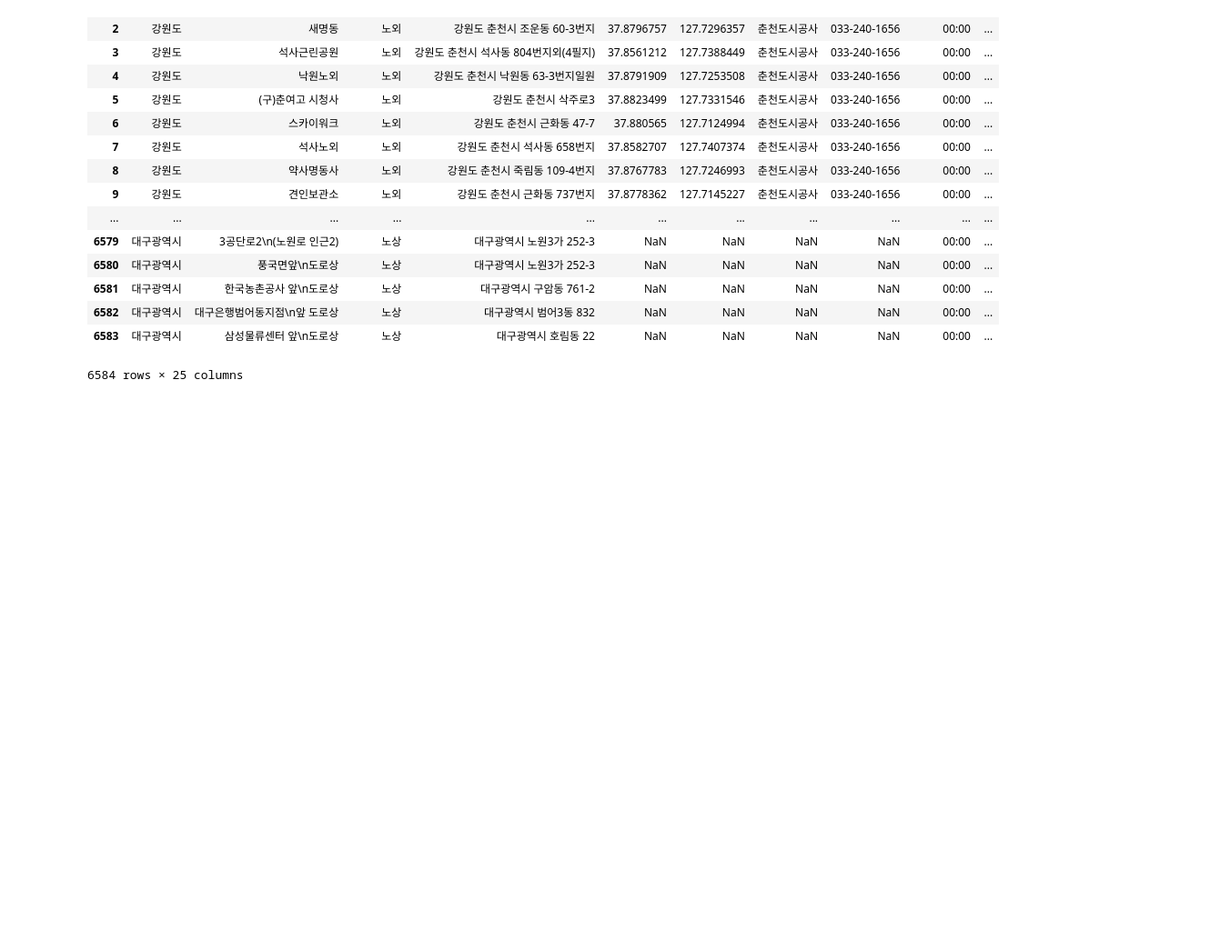
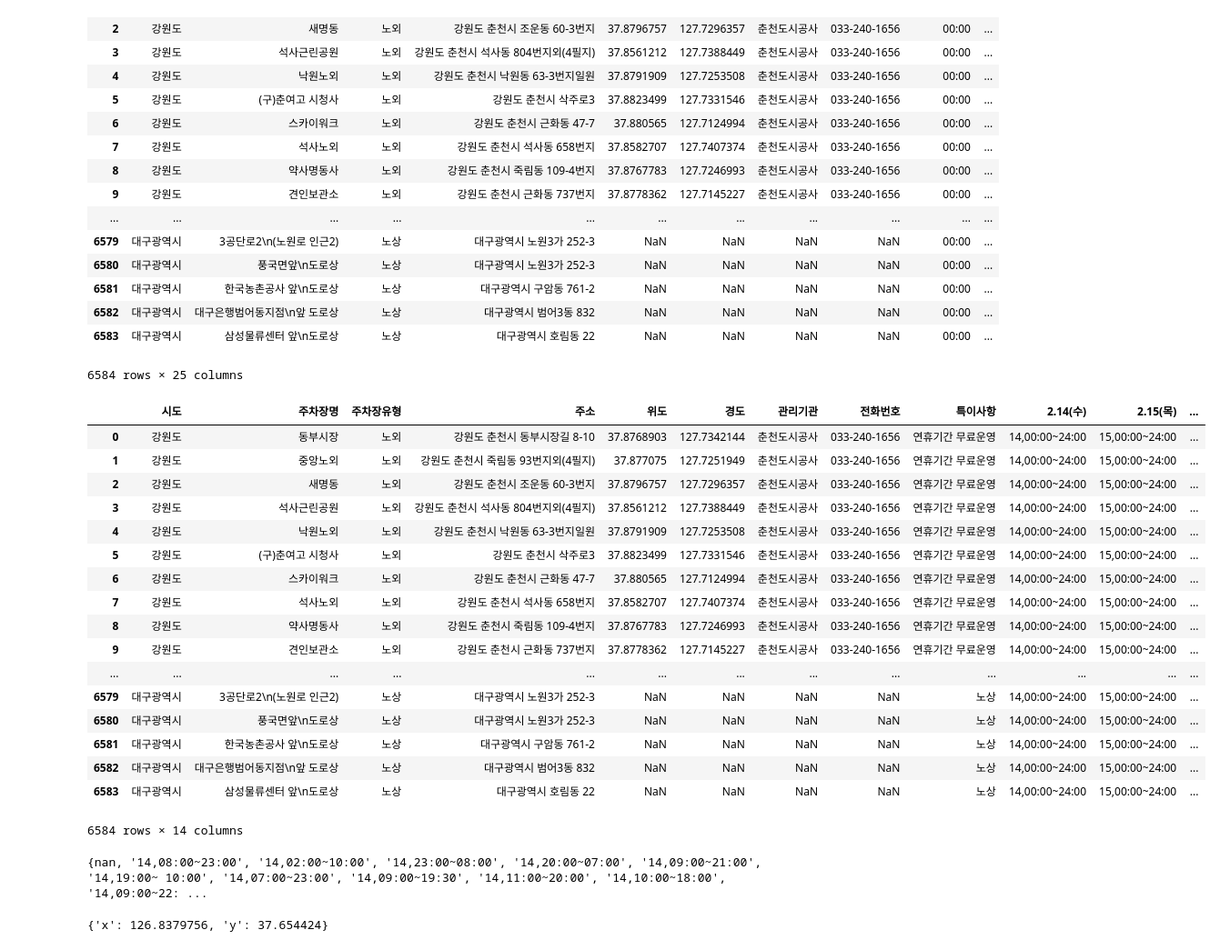
Before and after one commit to rjsdn31536/Project_MC, a Jupyter notebook: Read_data.ipynb, the cells around one changed output. Shown at 91% size. Saved outputs shown, nothing was run; the diff lists cells and outputs as text; code cells hidden in the pictures; blank space fills up the shorter version.

```diff
--- a/Read_data.ipynb
+++ b/Read_data.ipynb
@@ -150,0 +157,36 @@ park
+# %%
+park
+# %% [output]
+|  | 시도 | 주차장명 | 주차장유형 | 주소 | 위도 | 경도 | 관리기관 | 전화번호 | 특이사항 | 2.14(수) | 2.15(목) | ... |
+| 0 | 강원도 | 동부시장 | 노외 | 강원도 춘천시 동부시장길 8-10 | 37.8768903 | 127.7342144 | 춘천도시공사 | 033-240-1656 | 연휴기간 무료운영 | 14,00:00~24:00 | 15,00:00~24:00 | ... |
+| 1 | 강원도 | 중앙노외 | 노외 | 강원도 춘천시 죽림동 93번지외(4필지) | 37.877075 | 127.7251949 | 춘천도시공사 | 033-240-1656 | 연휴기간 무료운영 | 14,00:00~24:00 | 15,00:00~24:00 | ... |
+| 2 | 강원도 | 새명동 | 노외 | 강원도 춘천시 조운동 60-3번지 | 37.8796757 | 127.7296357 | 춘천도시공사 | 033-240-1656 | 연휴기간 무료운영 | 14,00:00~24:00 | 15,00:00~24:00 | ... |
+| 3 | 강원도 | 석사근린공원 | 노외 | 강원도 춘천시 석사동 804번지외(4필지) | 37.8561212 | 127.7388449 | 춘천도시공사 | 033-240-1656 | 연휴기간 무료운영 | 14,00:00~24:00 | 15,00:00~24:00 | ... |
+| 4 | 강원도 | 낙원노외 | 노외 | 강원도 춘천시 낙원동 63-3번지일원 | 37.8791909 | 127.7253508 | 춘천도시공사 | 033-240-1656 | 연휴기간 무료운영 | 14,00:00~24:00 | 15,00:00~24:00 | ... |
+| 5 | 강원도 | (구)춘여고 시청사 | 노외 | 강원도 춘천시 삭주로3 | 37.8823499 | 127.7331546 | 춘천도시공사 | 033-240-1656 | 연휴기간 무료운영 | 14,00:00~24:00 | 15,00:00~24:00 | ... |
+| 6 | 강원도 | 스카이워크 | 노외 | 강원도 춘천시 근화동 47-7 | 37.880565 | 127.7124994 | 춘천도시공사 | 033-240-1656 | 연휴기간 무료운영 | 14,00:00~24:00 | 15,00:00~24:00 | ... |
+| 7 | 강원도 | 석사노외 | 노외 | 강원도 춘천시 석사동 658번지 | 37.8582707 | 127.7407374 | 춘천도시공사 | 033-240-1656 | 연휴기간 무료운영 | 14,00:00~24:00 | 15,00:00~24:00 | ... |
+| 8 | 강원도 | 약사명동사 | 노외 | 강원도 춘천시 죽림동 109-4번지 | 37.8767783 | 127.7246993 | 춘천도시공사 | 033-240-1656 | 연휴기간 무료운영 | 14,00:00~24:00 | 15,00:00~24:00 | ... |
+| 9 | 강원도 | 견인보관소 | 노외 | 강원도 춘천시 근화동 737번지 | 37.8778362 | 127.7145227 | 춘천도시공사 | 033-240-1656 | 연휴기간 무료운영 | 14,00:00~24:00 | 15,00:00~24:00 | ... |
+| ... | ... | ... | ... | ... | ... | ... | ... | ... | ... | ... | ... | ... |
+| 6579 | 대구광역시 | 3공단로2\n(노원로 인근2) | 노상 | 대구광역시 노원3가 252-3 | NaN | NaN | NaN | NaN | 노상 | 14,00:00~24:00 | 15,00:00~24:00 | ... |
+| 6580 | 대구광역시 | 풍국면앞\n도로상 | 노상 | 대구광역시 노원3가 252-3 | NaN | NaN | NaN | NaN | 노상 | 14,00:00~24:00 | 15,00:00~24:00 | ... |
+| 6581 | 대구광역시 | 한국농촌공사 앞\n도로상 | 노상 | 대구광역시 구암동 761-2 | NaN | NaN | NaN | NaN | 노상 | 14,00:00~24:00 | 15,00:00~24:00 | ... |
+| 6582 | 대구광역시 | 대구은행범어동지점\n앞 도로상 | 노상 | 대구광역시 범어3동 832 | NaN | NaN | NaN | NaN | 노상 | 14,00:00~24:00 | 15,00:00~24:00 | ... |
+| 6583 | 대구광역시 | 삼성물류센터 앞\n도로상 | 노상 | 대구광역시 호림동 22 | NaN | NaN | NaN | NaN | 노상 | 14,00:00~24:00 | 15,00:00~24:00 | ... |
+6584 rows × 14 columns
+# %%
+# 날짜별로 무슨 데이터가 들어가있는지 집합으로 확인
+# 정상적으로 잘 들어갔지만, 종료시간이 07:00, 08:00, 09:00 가 있음(다음날이지만 데이터 정리하는데는 문제가 없을듯)
+# 나중에 삭제할 데이터
+a = set()
+
+for i in park['2.14(수)']:
+    a.add(i)
+print(a)
+# %% [output]
+{nan, '14,08:00~23:00', '14,02:00~10:00', '14,23:00~08:00', '14,20:00~07:00', '14,09:00~21:00', '14,19:00~ 10:00', '14,07:00~23:00', '14,09:00~19:30', '14,11:00~20:00', '14,10:00~18:00', '14,09:00~22: ...
+# %%
+insertXY('경기도 고양시 덕양구 고양대로 1383번길7-17')
+# %% [output]
+{'x': 126.8379756, 'y': 37.654424}
```
Also changed, not shown: parts of 5 cells of this notebook, 2 other files.
